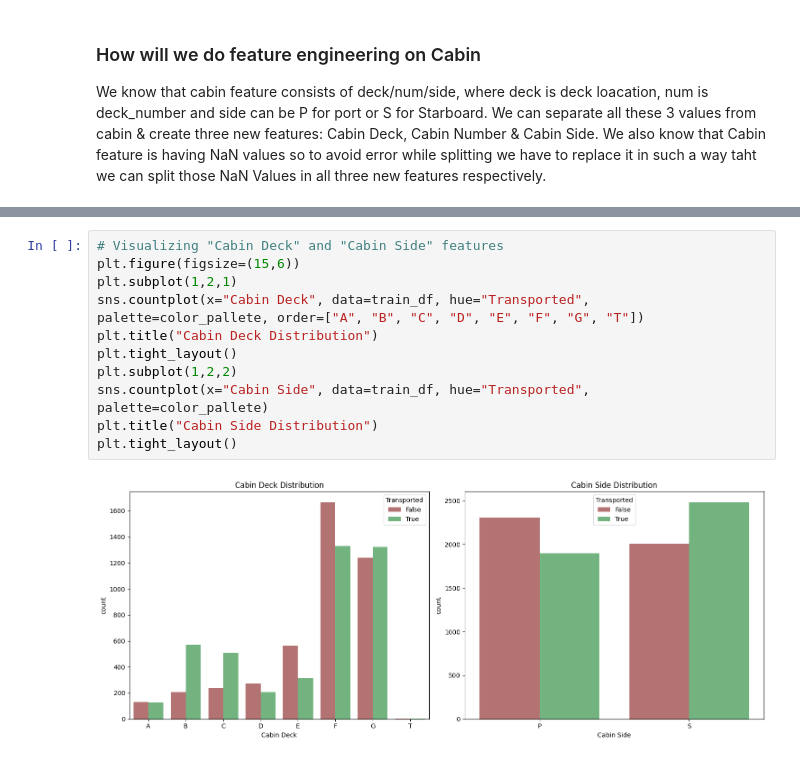
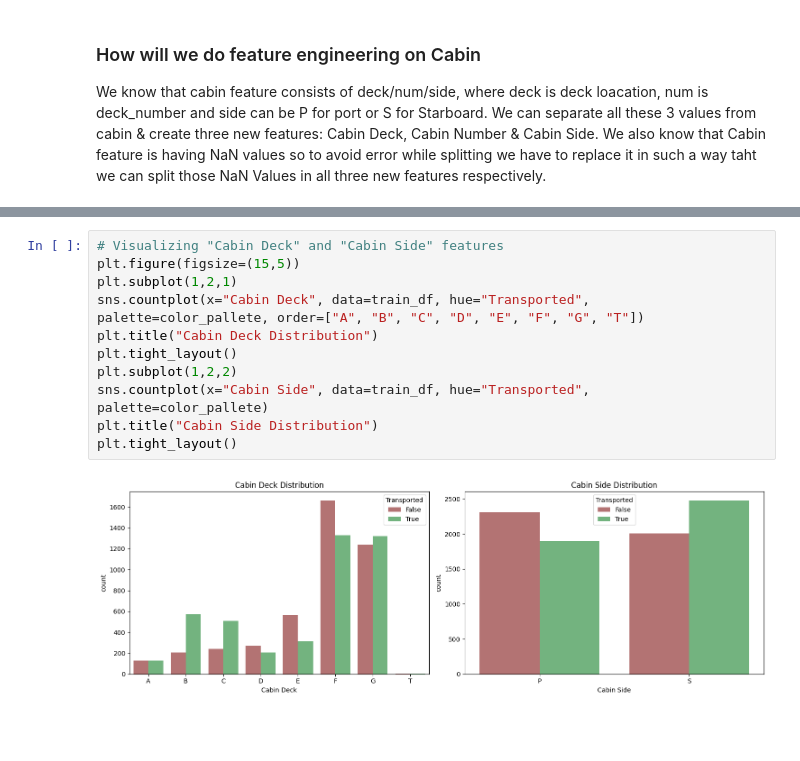
Before and after one commit to just-juanma/Spaceship-Titanic, a Jupyter notebook: notebooks/FeatureEngineering.ipynb, the cells around one changed output, grey strips where cells are left out. Drawn from its saved outputs; the diff is of its cells as text; blank space fills up the shorter version.

```diff
--- a/notebooks/FeatureEngineering.ipynb
+++ b/notebooks/FeatureEngineering.ipynb
@@ -137,13 +105,13 @@ cabin_new_feature(test_df)
 # %%
 # Visualizing "Cabin Deck" and "Cabin Side" features
-plt.figure(figsize=(15,6))
+plt.figure(figsize=(15,5))
 plt.subplot(1,2,1)
 sns.countplot(x="Cabin Deck", data=train_df, hue="Transported", palette=color_pallete, order=["A", "B", "C", "D", "E", "F", "G", "T"])
 plt.title("Cabin Deck Distribution")
 plt.tight_layout()
 plt.subplot(1,2,2)
 sns.countplot(x="Cabin Side", data=train_df, hue="Transported", palette=color_pallete)
 plt.title("Cabin Side Distribution")
 plt.tight_layout()
 # %% [output]
-[figure, old version]
+[figure, new version]
```
Also changed, not shown: parts of 9 cells of this notebook, 8 other files.
